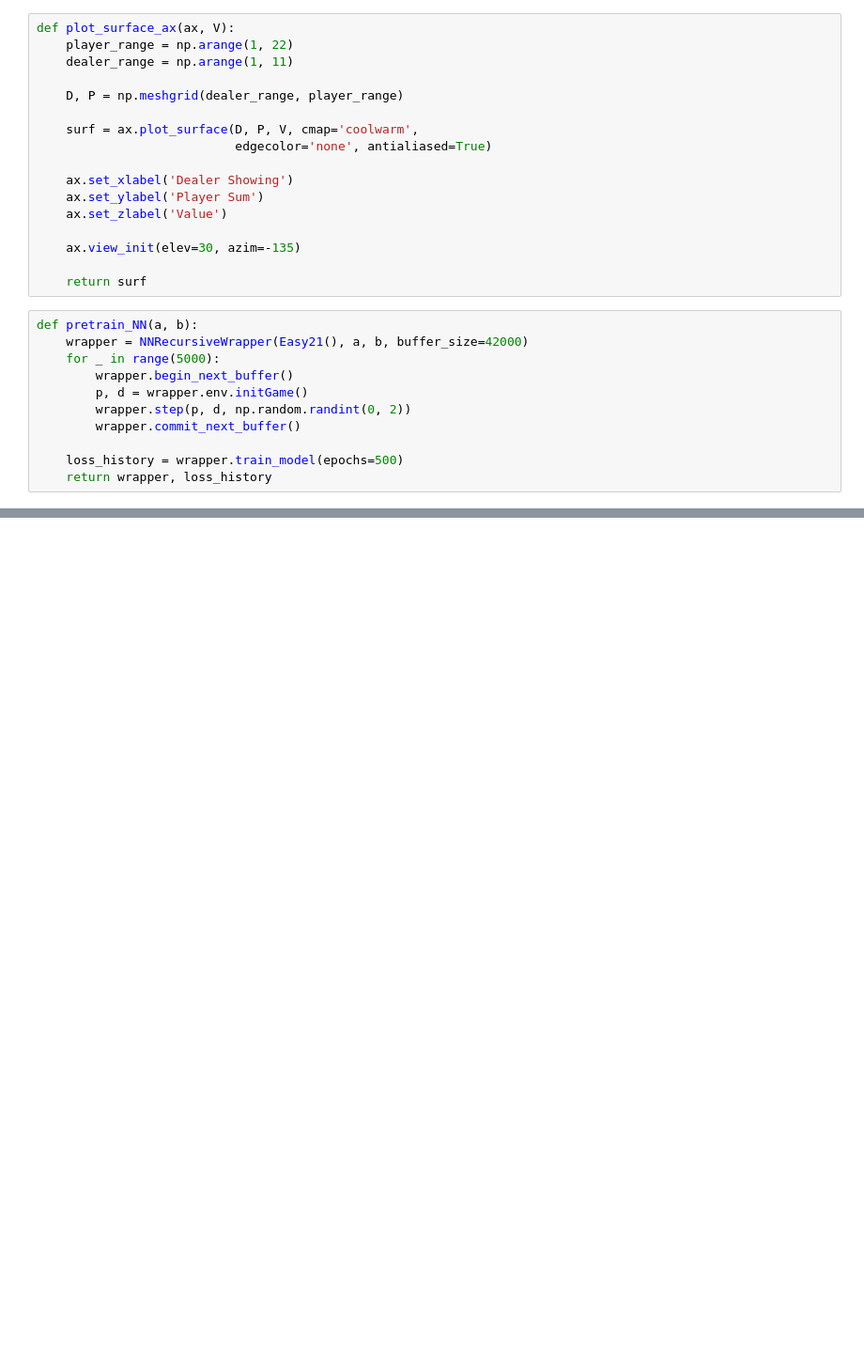
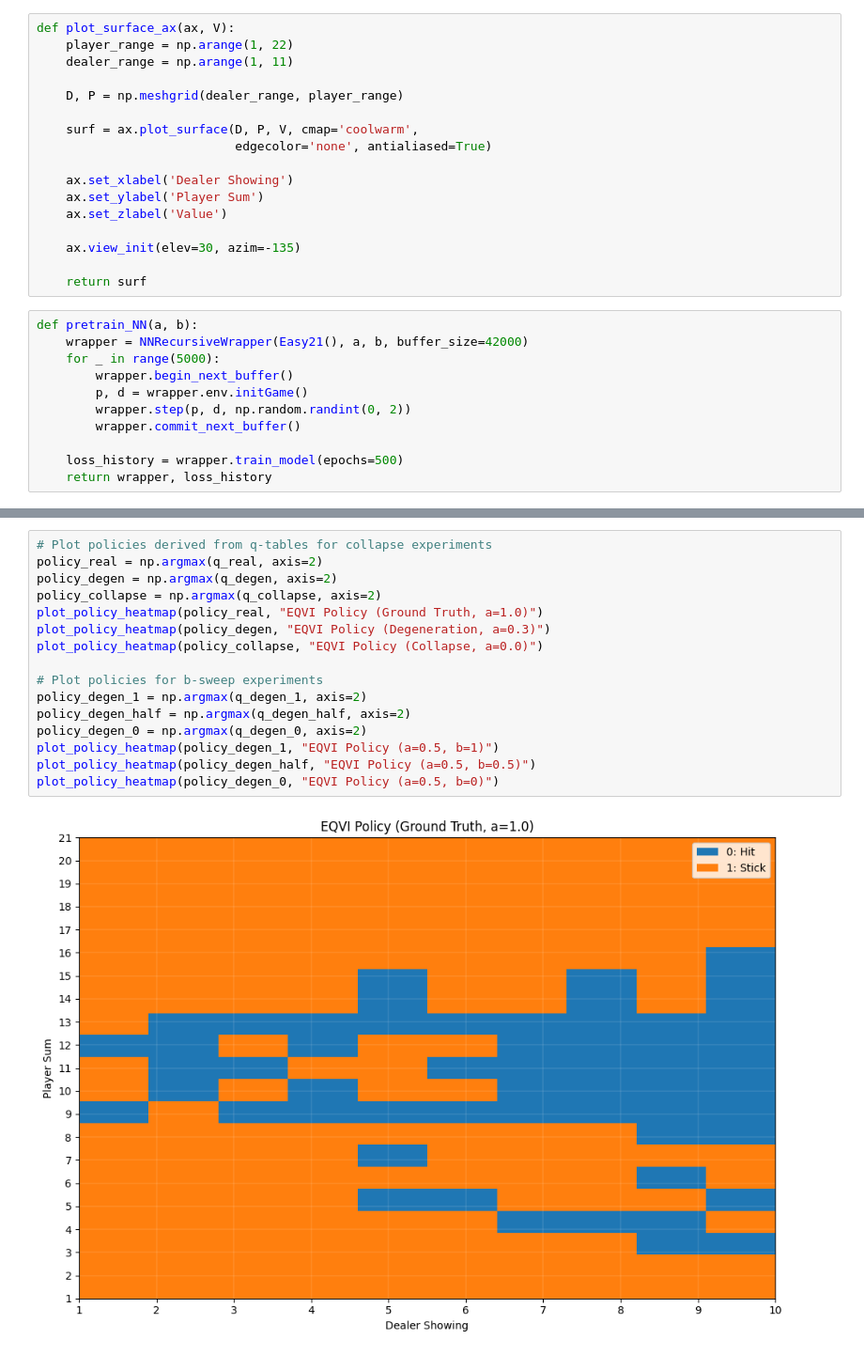
Before and after one commit to Sakii0912/Deep_RL_Experiments, a Jupyter notebook: Empirical_Learning/empirical_qvi.ipynb, the cells around one changed output, grey strips where cells are left out. Shown at 94% size. Drawn from its saved outputs; the diff is of its cells as text; blank space fills up the shorter version.

```diff
--- a/Empirical_Learning/empirical_qvi.ipynb
+++ b/Empirical_Learning/empirical_qvi.ipynb
@@ -161,0 +204,18 @@ plt.show()
+# %%
+# Plot policies derived from q-tables for collapse experiments
+policy_real = np.argmax(q_real, axis=2)
+policy_degen = np.argmax(q_degen, axis=2)
+policy_collapse = np.argmax(q_collapse, axis=2)
+plot_policy_heatmap(policy_real, "EQVI Policy (Ground Truth, a=1.0)")
+plot_policy_heatmap(policy_degen, "EQVI Policy (Degeneration, a=0.3)")
+plot_policy_heatmap(policy_collapse, "EQVI Policy (Collapse, a=0.0)")
+
+# Plot policies for b-sweep experiments
+policy_degen_1 = np.argmax(q_degen_1, axis=2)
+policy_degen_half = np.argmax(q_degen_half, axis=2)
+policy_degen_0 = np.argmax(q_degen_0, axis=2)
+plot_policy_heatmap(policy_degen_1, "EQVI Policy (a=0.5, b=1)")
+plot_policy_heatmap(policy_degen_half, "EQVI Policy (a=0.5, b=0.5)")
+plot_policy_heatmap(policy_degen_0, "EQVI Policy (a=0.5, b=0)")
+# %% [output]
+[figure, added]
```
Also changed, not shown: parts of 10 cells of this notebook, 1 other file.
